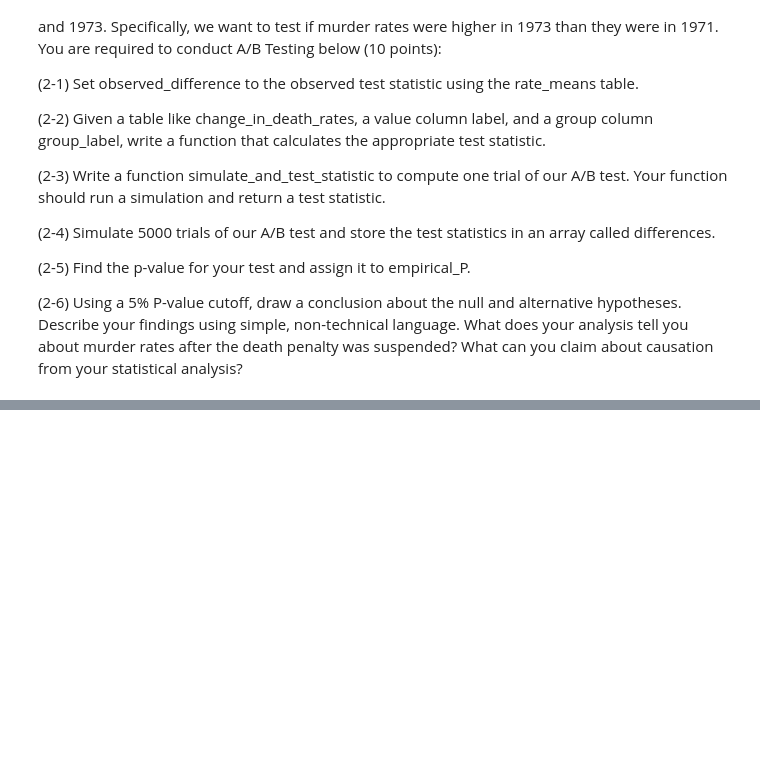
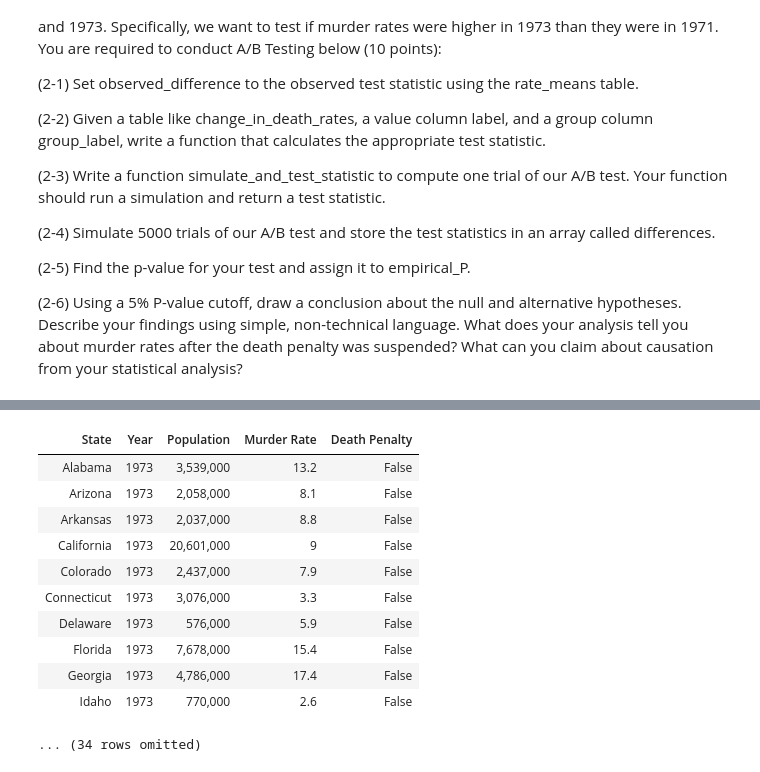
Before and after one commit to RishithaPingili/Rishitha_INFO5502_Spring2022, a Jupyter notebook: lab_assignment_09.ipynb, the cells around one changed output, grey strips where cells are left out. Cells and saved outputs as stored; diff of their text form; code cells hidden in the pictures; blank space fills up the shorter version.

```diff
--- a/lab_assignment_09.ipynb
+++ b/lab_assignment_09.ipynb
@@ -318,0 +364,18 @@ d
+# %%
+postban_rates = murder_rate.where("Year", 1973).join("State", preban_rates).select("State", "Year", "Population", "Murder Rate")
+postban_rates = postban_rates.with_column("Death Penalty", False)
+postban_rates = postban_rates.sort("State")
+postban_rates
+# %% [output]
+| State | Year | Population | Murder Rate | Death Penalty |
+| Alabama | 1973 | 3,539,000 | 13.2 | False |
+| Arizona | 1973 | 2,058,000 | 8.1 | False |
+| Arkansas | 1973 | 2,037,000 | 8.8 | False |
+| California | 1973 | 20,601,000 | 9 | False |
+| Colorado | 1973 | 2,437,000 | 7.9 | False |
+| Connecticut | 1973 | 3,076,000 | 3.3 | False |
+| Delaware | 1973 | 576,000 | 5.9 | False |
+| Florida | 1973 | 7,678,000 | 15.4 | False |
+| Georgia | 1973 | 4,786,000 | 17.4 | False |
+| Idaho | 1973 | 770,000 | 2.6 | False |
+... (34 rows omitted)
```
Also changed, not shown: parts of 15 cells of this notebook.
